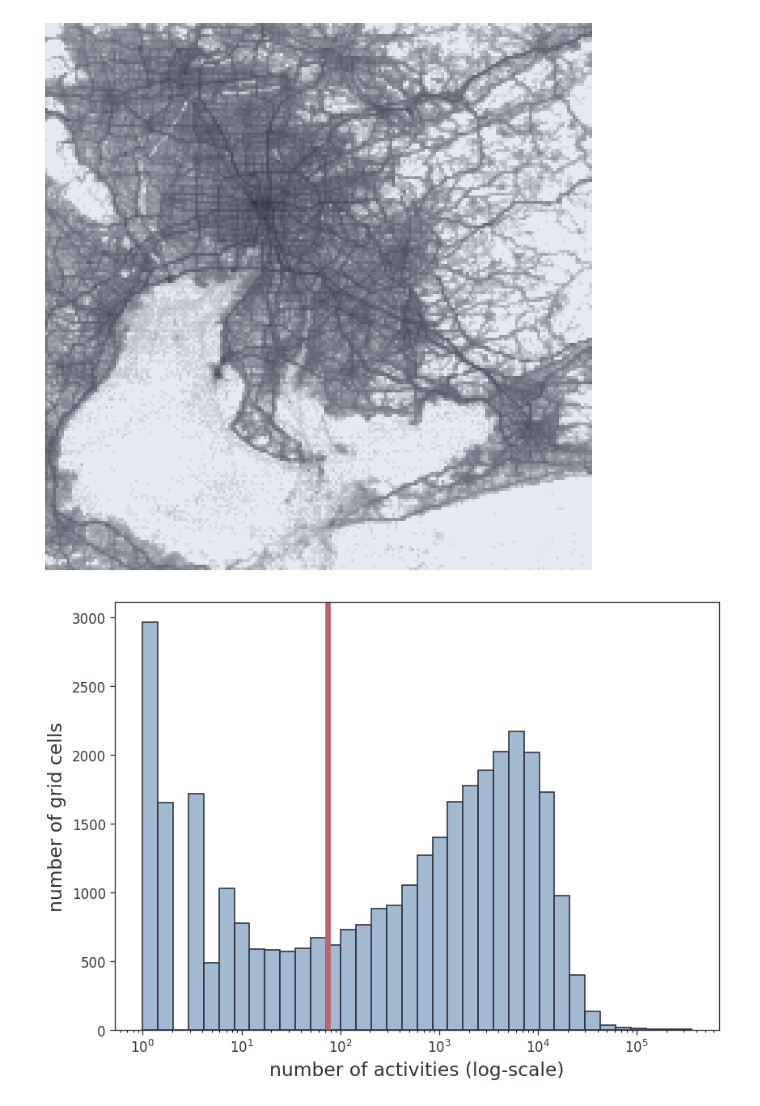
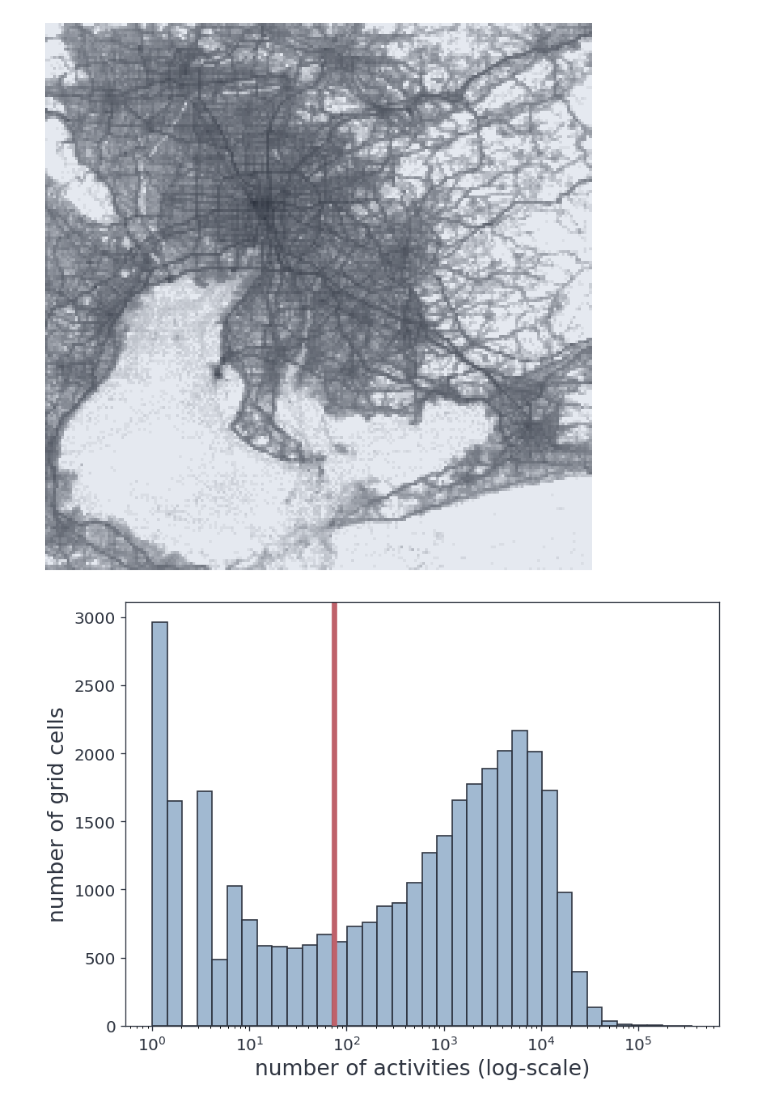
Before and after one commit to pintergreg/geolocating_cities_using_human_activity_traces, a Jupyter notebook: src/plot_heatmaps.ipynb, the cells around one changed output. Saved outputs shown, nothing was run; the diff lists cells and outputs as text; code cells hidden in the pictures.

```diff
--- a/src/plot_heatmaps.ipynb
+++ b/src/plot_heatmaps.ipynb
@@ -63,3 +70,13 @@ for i in ["png"]:
     )
 # %% [output]
 [figure]
+# %%
+fig = plt.figure(figsize=(4, 4), dpi=100)
+ax = fig.add_axes([0, 0, 1, 1], frameon=False, xticks=[], yticks=[])
+ax.margins(0)
+_ = ax.axis("off")
+sns.heatmap(activity_raster_fixed, cmap=cmap, cbar=False, square=True, ax=ax)
+for i in ["png"]:
+    fig.savefig(
+        f"../figures/activity_heatmap_fixed.{i}", metadata=config["metadata"][i], pad_inches=0
+    )
@@ -117,22 +136,28 @@ f_uh2.savefig(
 # %%
 fig_ah, ax_ah = plt.subplots(figsize=(7, 5), layout="constrained", facecolor="none", dpi=120)
 sns.histplot(activity["count"], log_scale=(True, False), color="#81a1c1", ec="#2e3440", ax=ax_ah)
-ax_ah.set_xlabel("number of activities (log-scale)", fontsize=14, color="#2e3440")
-ax_ah.set_ylabel("number of grid cells", fontsize=14, color="#2e3440")
-ax_ah.axvline(75, color="#bf616a", lw=4)
+ax.margins(0)
+ax.set_xlim([0, 50000])
+ax_ah.set_xlabel("number of activities (log-scale)", fontsize=16, color="#2e3440")
+ax_ah.set_ylabel("number of grid cells", fontsize=16, color="#2e3440")
 ax_ah.spines['bottom'].set_color("#2e3440")
 ax_ah.spines['top'].set_color("#2e3440")
 ax_ah.spines['left'].set_color("#2e3440")
 ax_ah.spines['right'].set_color("#2e3440")
-ax_ah.tick_params(axis='x', colors="#2e3440")
-ax_ah.tick_params(axis='y', colors="#2e3440")
+ax_ah.tick_params(axis='x', colors="#2e3440", labelsize=12)
+ax_ah.tick_params(axis='y', colors="#2e3440", labelsize=12)
 ax_ah.set_facecolor("none")
 for i in config["formats"]:
     fig_ah.savefig(
         f"../figures/activity_histogram.{i}", metadata=config["metadata"][i]
     )
+ax_ah.axvline(75, color="#bf616a", lw=4)
+for i in config["formats"]:
+    fig_ah.savefig(
+        f"../figures/activity_histogram_threshold.{i}", metadata=config["metadata"][i]
+    )
 # %% [output]
-[figure, old version]
+[figure, new version]
 # %%
 activity["cut"] = activity["count"].apply(lambda x: 0 if x < 75 else 1)
 activity_raster_bin = to_matrix(activity, value="cut")
```
Also changed, not shown: parts of 5 cells of this notebook.
